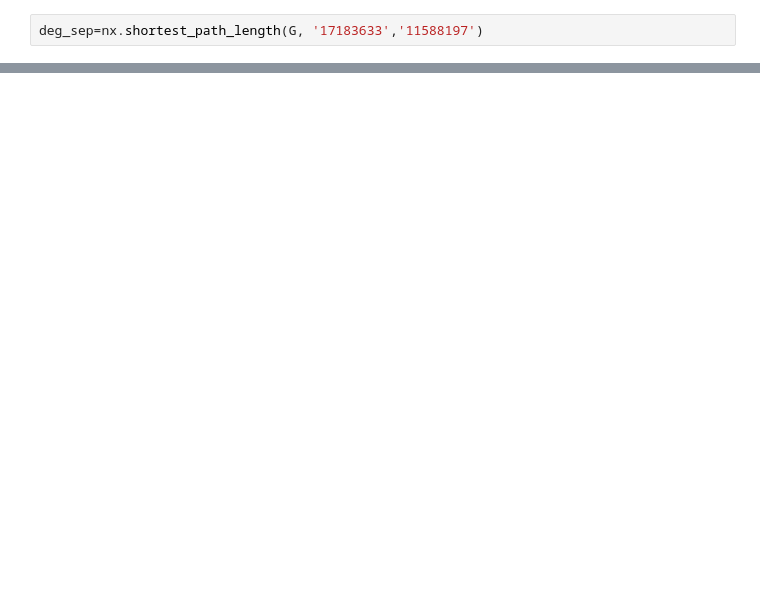
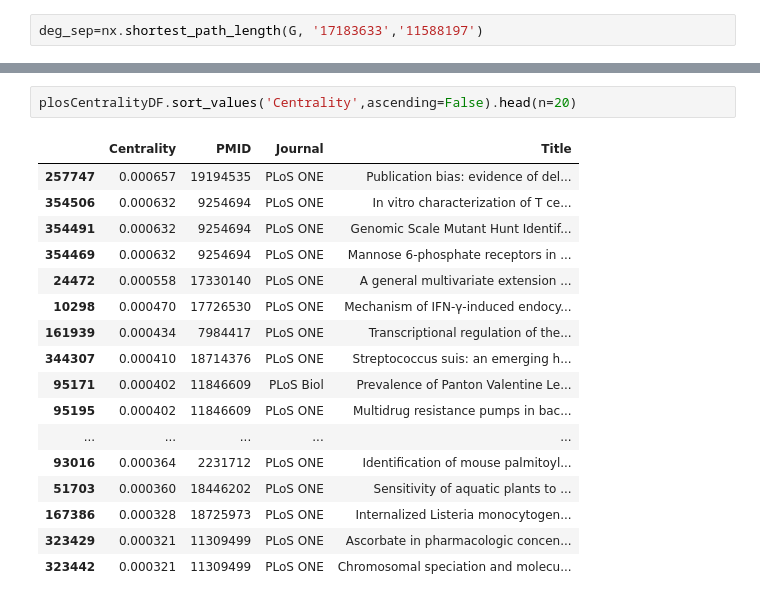
Before and after one commit to jprominski/PLOS_Capstone, a Jupyter notebook: Graph_for_References.ipynb, the cells around one changed output, grey strips where cells are left out. Saved outputs shown, nothing was run; the diff lists cells and outputs as text; blank space fills up the shorter version.

```diff
--- a/Graph_for_References.ipynb
+++ b/Graph_for_References.ipynb
@@ -69,0 +180,20 @@ deg_sep=nx.shortest_path_length(G, '17183633','11588197')
+# %%
+plosCentralityDF.sort_values('Centrality',ascending=False).head(n=20)
+# %% [output]
+|  | Centrality | PMID | Journal | Title |
+| 257747 | 0.000657 | 19194535 | PLoS ONE | Publication bias: evidence of del... |
+| 354506 | 0.000632 | 9254694 | PLoS ONE | In vitro characterization of T ce... |
+| 354491 | 0.000632 | 9254694 | PLoS ONE | Genomic Scale Mutant Hunt Identif... |
+| 354469 | 0.000632 | 9254694 | PLoS ONE | Mannose 6-phosphate receptors in ... |
+| 24472 | 0.000558 | 17330140 | PLoS ONE | A general multivariate extension ... |
+| 10298 | 0.000470 | 17726530 | PLoS ONE | Mechanism of IFN-γ-induced endocy... |
+| 161939 | 0.000434 | 7984417 | PLoS ONE | Transcriptional regulation of the... |
+| 344307 | 0.000410 | 18714376 | PLoS ONE | Streptococcus suis: an emerging h... |
+| 95171 | 0.000402 | 11846609 | PLoS Biol | Prevalence of Panton Valentine Le... |
+| 95195 | 0.000402 | 11846609 | PLoS ONE | Multidrug resistance pumps in bac... |
+| ... | ... | ... | ... | ... |
+| 93016 | 0.000364 | 2231712 | PLoS ONE | Identification of mouse palmitoyl... |
+| 51703 | 0.000360 | 18446202 | PLoS ONE | Sensitivity of aquatic plants to ... |
+| 167386 | 0.000328 | 18725973 | PLoS ONE | Internalized Listeria monocytogen... |
+| 323429 | 0.000321 | 11309499 | PLoS ONE | Ascorbate in pharmacologic concen... |
+| 323442 | 0.000321 | 11309499 | PLoS ONE | Chromosomal speciation and molecu... |
```
Also changed, not shown: parts of 20 cells of this notebook.
